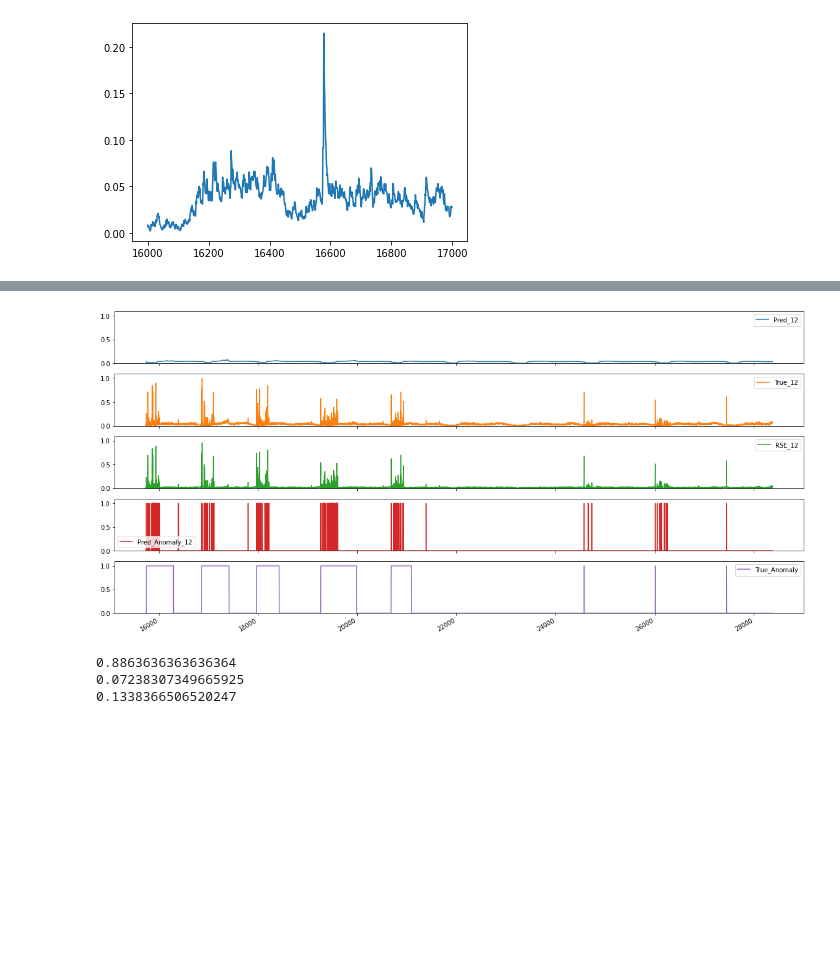
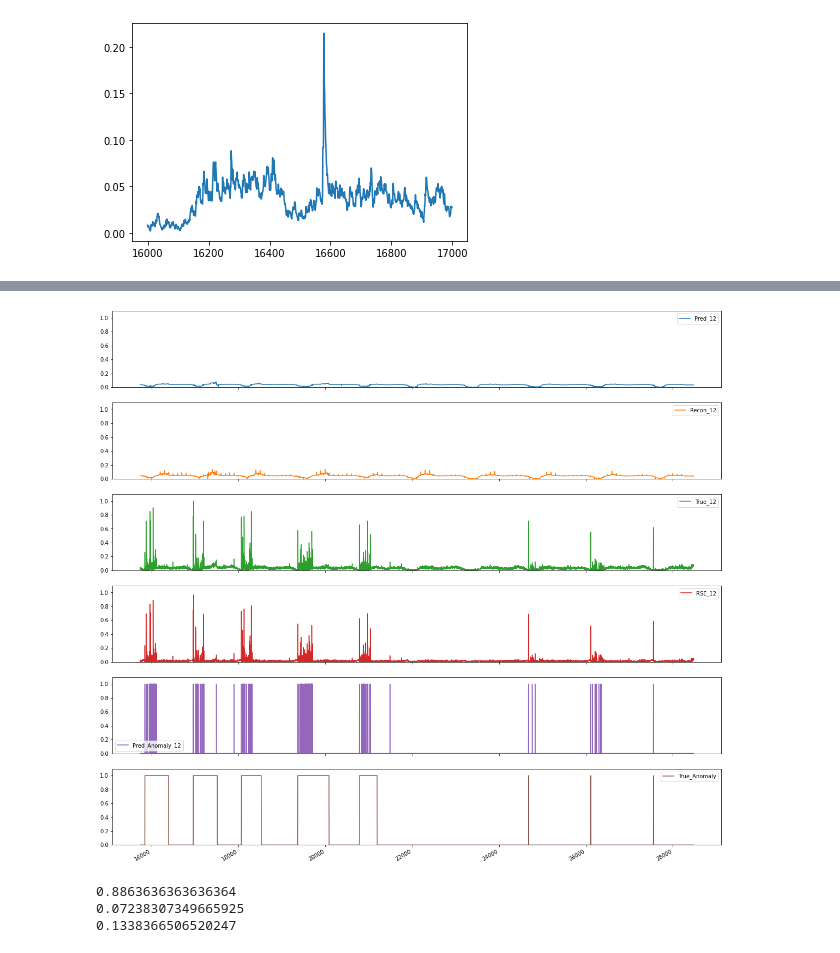
Before and after one commit to ML4ITS/mtad-gat-pytorch, a Jupyter notebook: eda/smd_eda.ipynb, the cells around one changed output, grey strips where cells are left out. Cells and saved outputs as stored; diff of their text form; code cells hidden in the pictures; blank space fills up the shorter version.

```diff
--- a/eda/smd_eda.ipynb
+++ b/eda/smd_eda.ipynb
@@ -150,7 +150,8 @@ plt.plot(x_interp[16000:17000])
 [<matplotlib.lines.Line2D at 0x...>]
 [figure]
 # %%
-output = pd.read_csv('../output/smd/machine-1-1_test.csv')
+# output = pd.read_csv('../output/smd/machine-1-1_test.csv')
+output = pd.read_pickle('../output/smd/machine-1-1_test.pkl')
 # %%
 output.head()
 # %% [output]
@@ -171,18 +172,18 @@ plt.show();
 # %%
 i = 12
 
 # Calculate threshold loss = mean + 3std
 rses = output.loc[:, f'RSE_{i}']
 thresh = np.mean(rses) + 3*np.std(rses)
 
 output[f'Pred_Anomaly_{i}'] = (rses > thresh).astype(int)
 
 start, end = 15849, 16368
-df = output.loc[start-110:, [f'Pred_{i}', f'True_{i}', f'RSE_{i}', f'Pred_Anomaly_{i}','True_Anomaly']]
-df.plot(subplots=True, figsize=(20, 10), ylim=(0,1.1))
+df = output.loc[start-110:, [f'Pred_{i}', f'Recon_{i}',f'True_{i}', f'RSE_{i}', f'Pred_Anomaly_{i}','True_Anomaly']]
+df.plot(subplots=True, figsize=(20, 20), ylim=(0,1.1))
 plt.show()
 # %% [output]
-[figure, old version]
+[figure, new version]
 # %%
 print(precision_score(output['True_Anomaly'], output[f'Pred_Anomaly_{i}']))
 print(recall_score(output['True_Anomaly'], output[f'Pred_Anomaly_{i}']))
```
Also changed, not shown: parts of 8 cells of this notebook, 1 other file.
